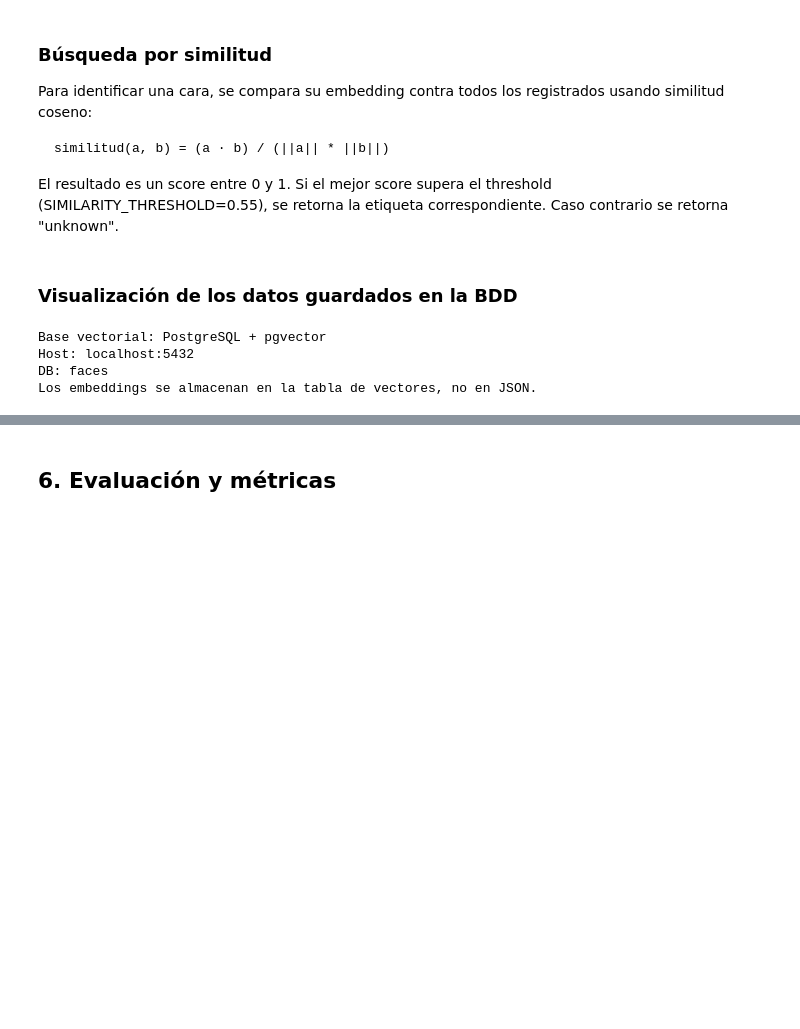
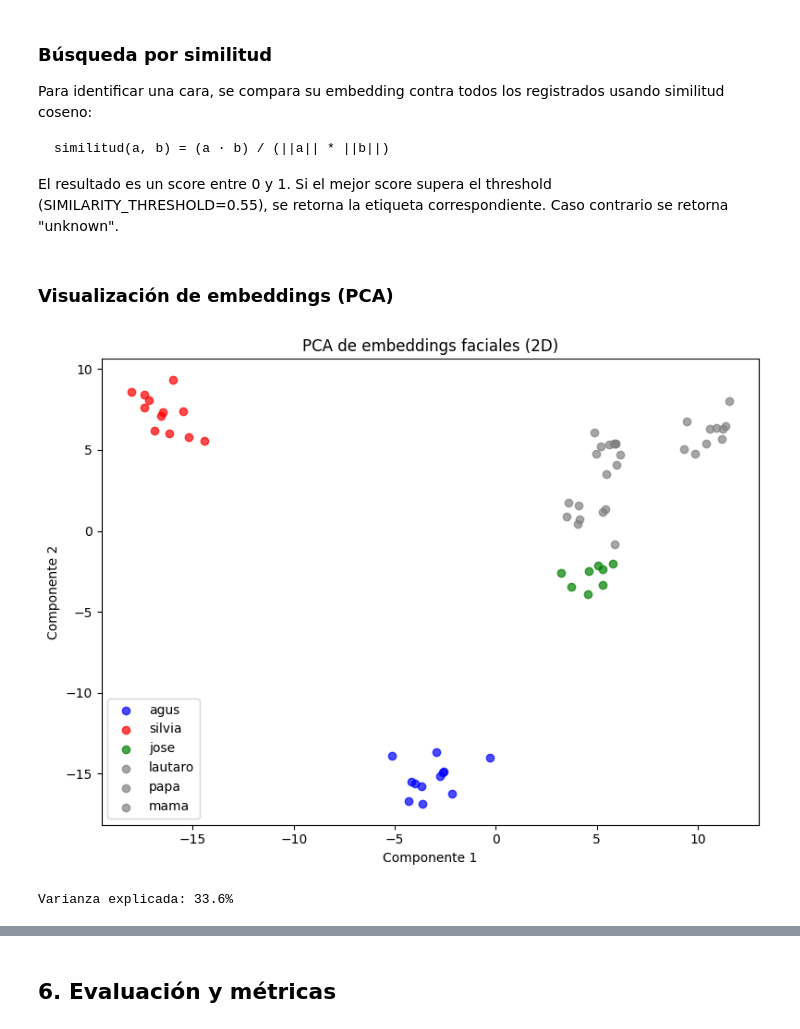
Before and after one commit to EzequielMatiasArevalo/tuia-face-recognition-app, a Jupyter notebook: train.ipynb, the cells around one changed output, grey strips where cells are left out. Drawn from its saved outputs; the diff is of its cells as text; code cells hidden in the pictures; blank space fills up the shorter version.

```diff
--- a/train.ipynb
+++ b/train.ipynb
@@ -180,17 +249,55 @@ registrados usando similitud coseno:
 El resultado es un score entre 0 y 1. Si el mejor score supera el
 threshold (SIMILARITY_THRESHOLD=0.55), se retorna la etiqueta
 correspondiente. Caso contrario se retorna "unknown".
-# %% [markdown]
-### Visualización de los datos guardados en la BDD
-# %%
-# Con pgvector activo, los embeddings están en PostgreSQL
-# Este bloque es solo informativo
-print("Base vectorial: PostgreSQL + pgvector")
-print("Host: localhost:5432")
-print("DB: faces")
-print("Los embeddings se almacenan en la tabla de vectores, no en JSON.")
-# %% [output]
-Base vectorial: PostgreSQL + pgvector
-Host: localhost:5432
-DB: faces
-Los embeddings se almacenan en la tabla de vectores, no en JSON.
+# %% [markdown]
+### Visualización de embeddings (PCA)
+# %%
+import psycopg2
+import json
+import numpy as np
+import matplotlib.pyplot as plt
+from sklearn.decomposition import PCA
+
+# Conectar a la DB (Docker debe estar corriendo)
+conn = psycopg2.connect(
+    host="127.0.0.1",  # forzar IPv4
+    port=5432,
+    dbname="faces",
+    user="faces_user",
+    password="faces_pass"
+)
+
+cursor = conn.cursor()
+cursor.execute("SELECT etiqueta, embedding FROM embeddings")
+rows = cursor.fetchall()
+conn.close()
+
+etiquetas = [row[0] for row in rows]
+embeddings = np.array([json.loads(row[1]) for row in rows])
+
+# PCA a 2 dimensiones
+pca = PCA(n_components=2)
+coords = pca.fit_transform(embeddings)
+
+# Graficar
+colores = {"agus": "blue", "silvia": "red", "jose": "green"}
+plt.figure(figsize=(8, 6))
+for i, etiqueta in enumerate(etiquetas):
+    color = colores.get(etiqueta, "gray")
+    plt.scatter(coords[i, 0], coords[i, 1], c=color, label=etiqueta, alpha=0.7)
+
+# Leyenda sin duplicados
+handles, labels = plt.gca().get_legend_handles_labels()
+by_label = dict(zip(labels, handles))
+plt.legend(by_label.values(), by_label.keys())
+
+plt.title("PCA de embeddings faciales (2D)")
+plt.xlabel("Componente 1")
+plt.ylabel("Componente 2")
+plt.tight_layout()
+plt.show()
+
+print(f"Varianza explicada: {pca.explained_variance_ratio_.sum()*100:.1f}%")
+# %% [output]
+[figure, added]
+Varianza explicada: 33.6%
```
Also changed, not shown: parts of 21 cells of this notebook, 1 other file.
